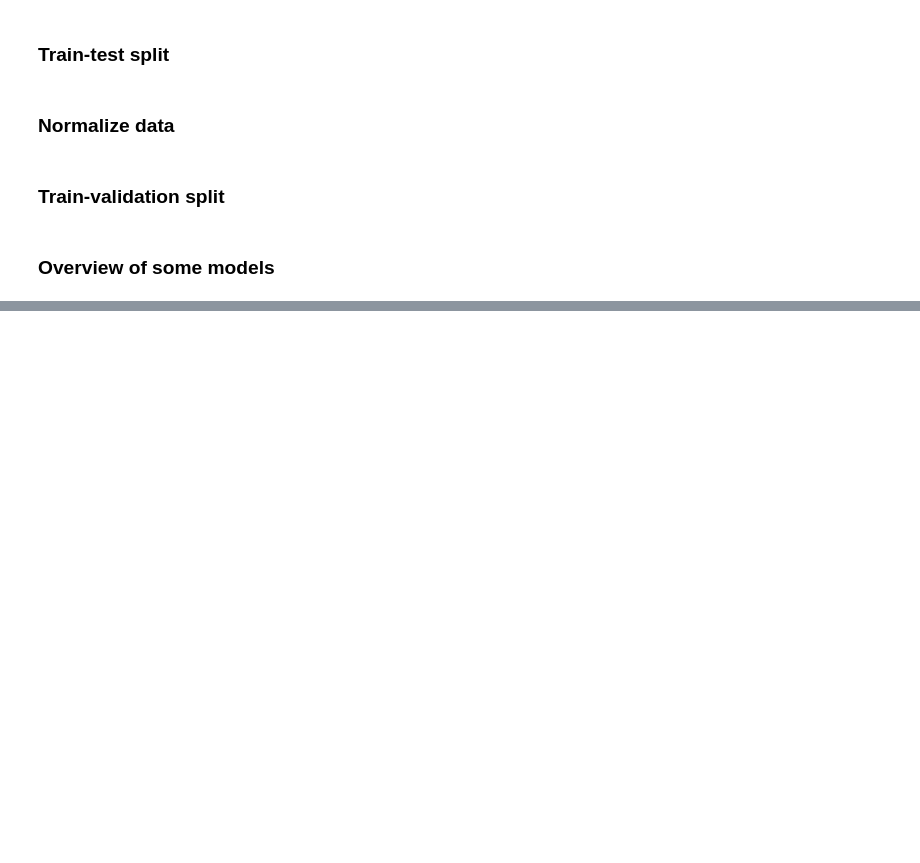
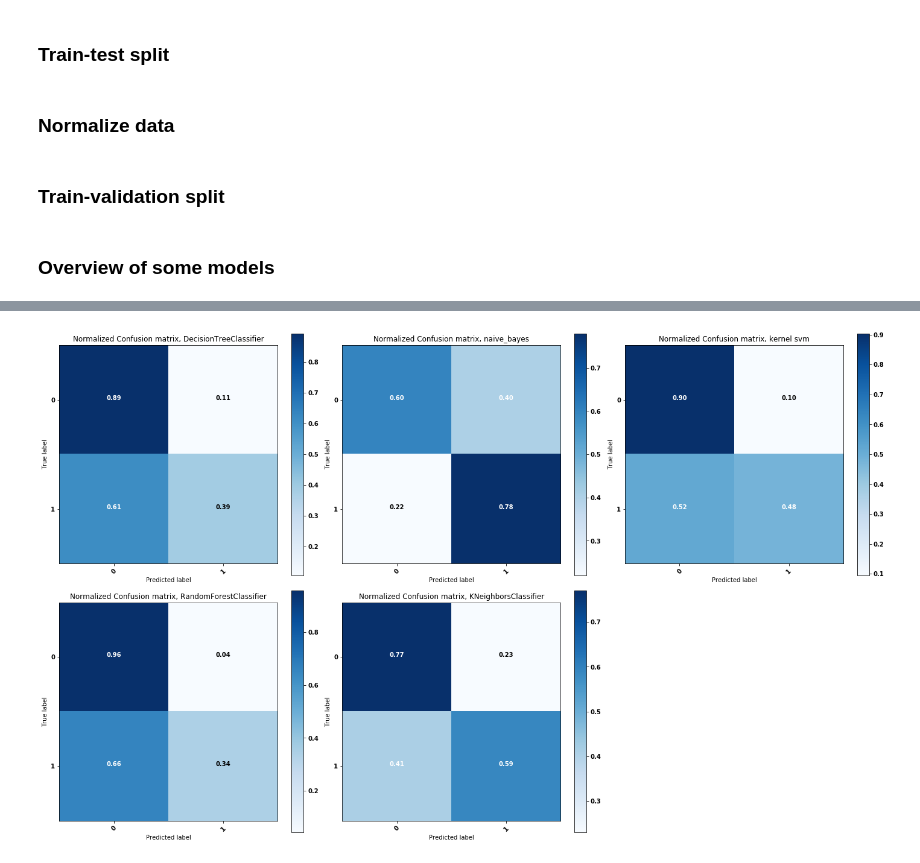
Before and after one commit to ng-kode/Bank-Marketing, a Jupyter notebook: Untitled2.ipynb, the cells around one changed output, grey strips where cells are left out. Saved outputs shown, nothing was run; the diff lists cells and outputs as text; code cells hidden in the pictures; blank space fills up the shorter version.

```diff
--- a/Untitled2.ipynb
+++ b/Untitled2.ipynb
@@ -323,4 +172,0 @@ Epoch 8/8
-# %%
-y_pred_val = model.predict_classes(X_val).flatten()
-cross_tab = pd.crosstab(y_val.values.flatten(), y_pred_val, rownames=['True'], colnames=['Predicted'], margins=True)
-print(cross_tab)
@@ -348,0 +361,12 @@ Name: y, dtype: int64
+# %%
+from math import ceil
+
+ncols = 3
+nrows = ceil(len(results) / ncols)
+
+plt.figure(figsize=(20, 12))
+for i, key in enumerate(results):
+    plt.subplot(nrows, ncols, i + 1)
+    plot_confusion_matrix(cm=results[key], classes=y_val['y'].unique(), normalize=True, title='Normalized Confusion matrix, %s' % key)
+# %% [output]
+[figure, added]
```
Also changed, not shown: parts of 25 cells of this notebook.
